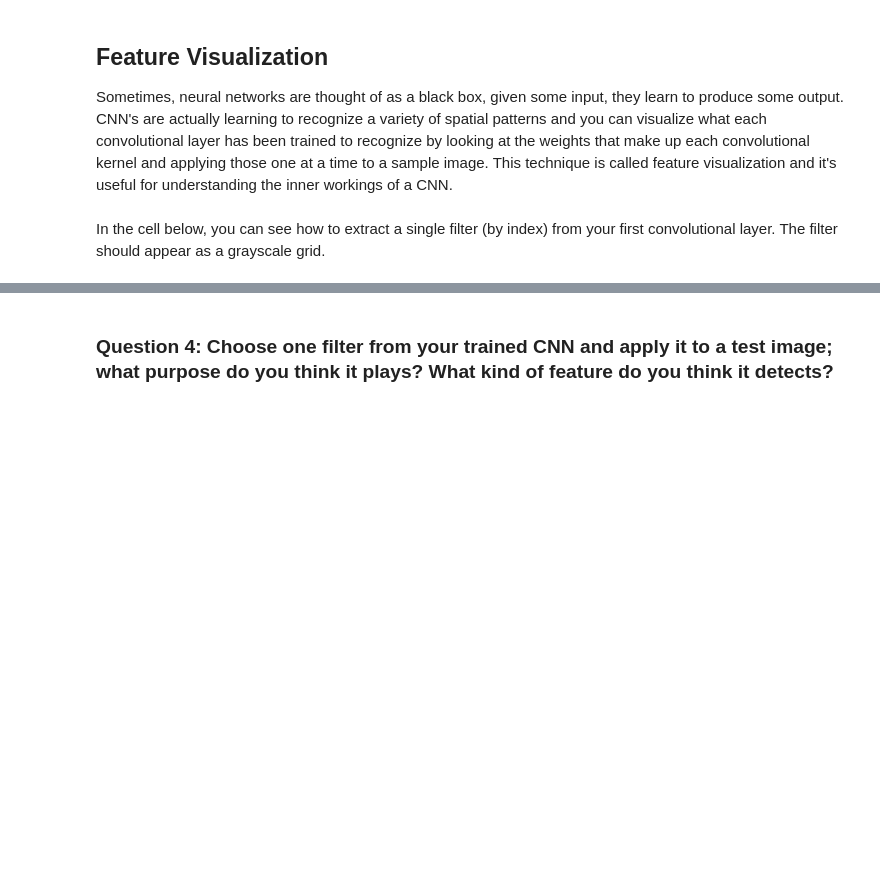
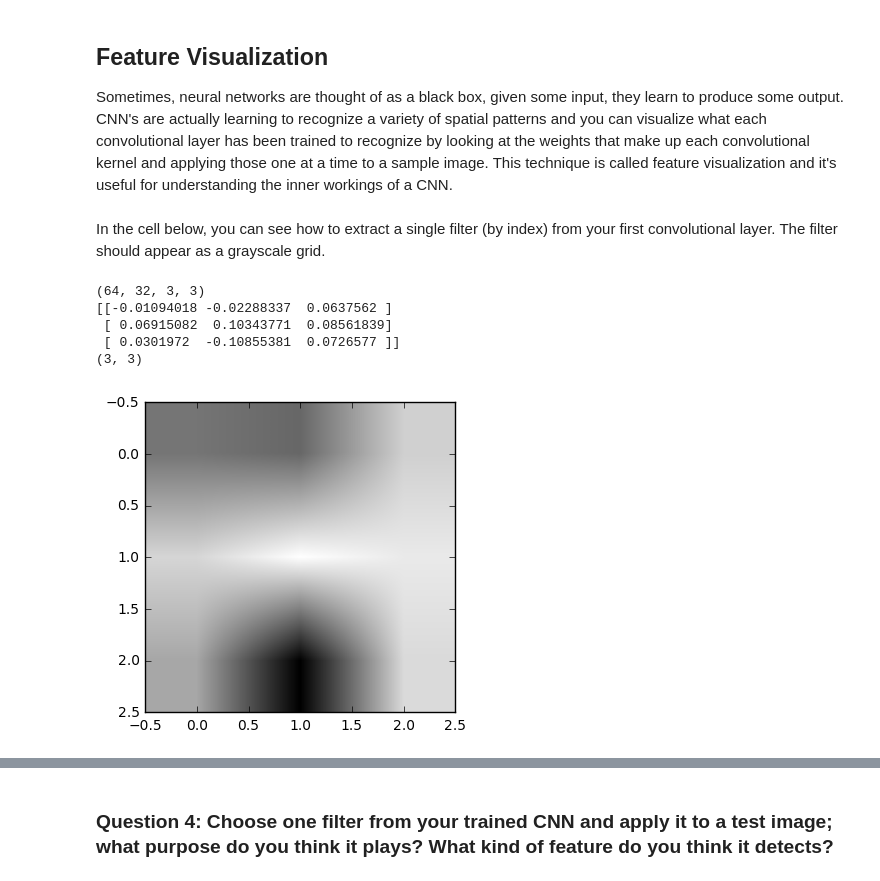
Before and after one commit to liuzhongling/facial-keypoints-p1, a Jupyter notebook: 2.Define the Network Architecture.ipynb, the cells around one changed output, grey strips where cells are left out. Drawn from its saved outputs; the diff is of its cells as text; code cells hidden in the pictures; blank space fills up the shorter version.

```diff
--- a/2.Define the Network Architecture.ipynb
+++ b/2.Define the Network Architecture.ipynb
@@ -85,9 +85,9 @@ import torch.nn.functional as F
 device = torch.device("cuda:0" if torch.cuda.is_available() else "cpu")
 print(device)
 
-from models import Net
+from models import Net, CNN1, Net8
 
-net = Net()
+net = CNN1()
 print(net)
 # %% [output]
 cuda:0
@@ -563,17 +637,25 @@ In the cell below, you can see how to extract a single filter (by index) from yo
 # %%
 # Get the weights in the first conv layer, "conv1"
 # if necessary, change this to reflect the name of your first conv layer
-weights1 = net.conv1.weight.data
+weights2 = net.conv2.weight.data
 
-w = weights1.numpy()
+w = weights2.cpu().numpy()
 
 filter_index = 0
 print(w.shape)
 print(w[filter_index][0])
 print(w[filter_index][0].shape)
 
 # display the filter weights
 plt.imshow(w[filter_index][0], cmap='gray')
+plt.show()
+# %% [output]
+(64, 32, 3, 3)
+[[-0.01094018 -0.02288337  0.0637562 ]
+ [ 0.06915082  0.10343771  0.08561839]
+ [ 0.0301972  -0.10855381  0.0726577 ]]
+(3, 3)
+[figure, added]
 # %% [markdown]
 ## Feature maps
 
```
Also changed, not shown: parts of 25 cells of this notebook, 1 other file.
